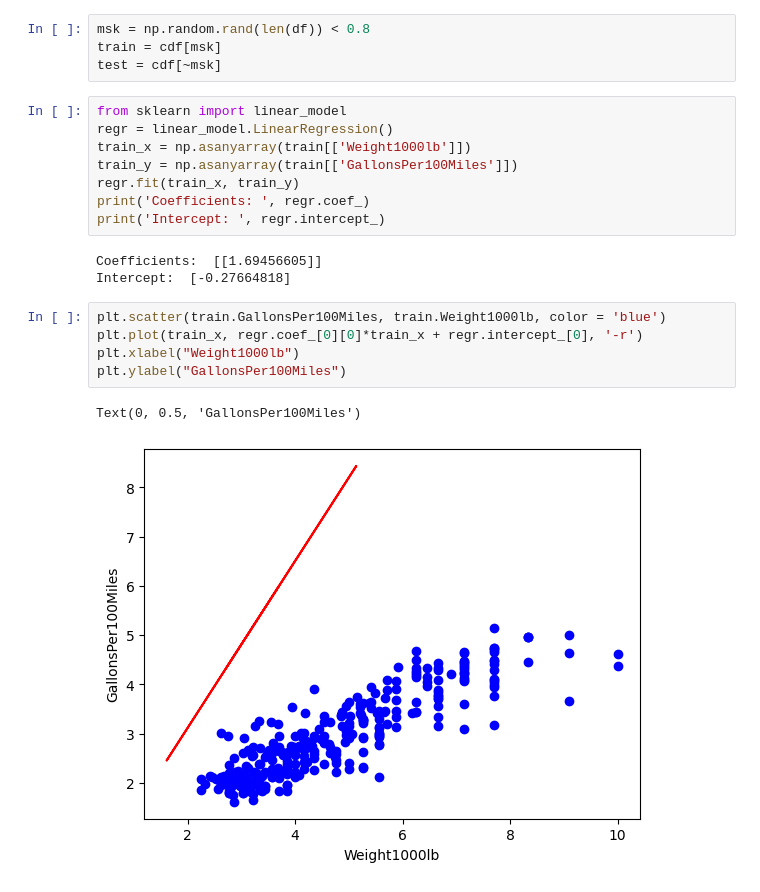
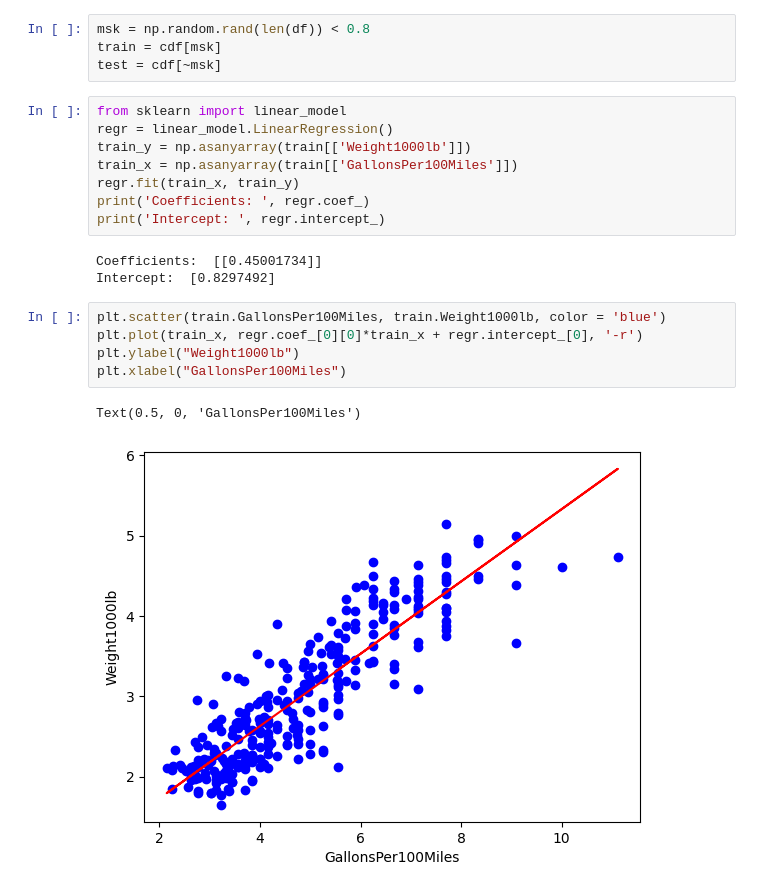
Before and after one commit to gibanator/assignment_3, a Jupyter notebook: linear_regression.ipynb, the cells around one changed output. Drawn from its saved outputs; the diff is of its cells as text.

```diff
--- a/linear_regression.ipynb
+++ b/linear_regression.ipynb
@@ -95,19 +129,19 @@ test = cdf[~msk]
 # %%
 from sklearn import linear_model
 regr = linear_model.LinearRegression()
-train_x = np.asanyarray(train[['Weight1000lb']])
-train_y = np.asanyarray(train[['GallonsPer100Miles']])
+train_y = np.asanyarray(train[['Weight1000lb']])
+train_x = np.asanyarray(train[['GallonsPer100Miles']])
 regr.fit(train_x, train_y)
 print('Coefficients: ', regr.coef_)
 print('Intercept: ', regr.intercept_)
 # %% [output]
-Coefficients:  [[1.69456605]]
-Intercept:  [-0.27664818]
+Coefficients:  [[0.45001734]]
+Intercept:  [0.8297492]
 # %%
 plt.scatter(train.GallonsPer100Miles, train.Weight1000lb, color = 'blue')
 plt.plot(train_x, regr.coef_[0][0]*train_x + regr.intercept_[0], '-r')
-plt.xlabel("Weight1000lb")
-plt.ylabel("GallonsPer100Miles")
+plt.ylabel("Weight1000lb")
+plt.xlabel("GallonsPer100Miles")
 # %% [output]
-Text(0, 0.5, 'GallonsPer100Miles')
+Text(0.5, 0, 'GallonsPer100Miles')
-[figure, old version]
+[figure, new version]
```
Also changed, not shown: parts of 19 cells of this notebook.
